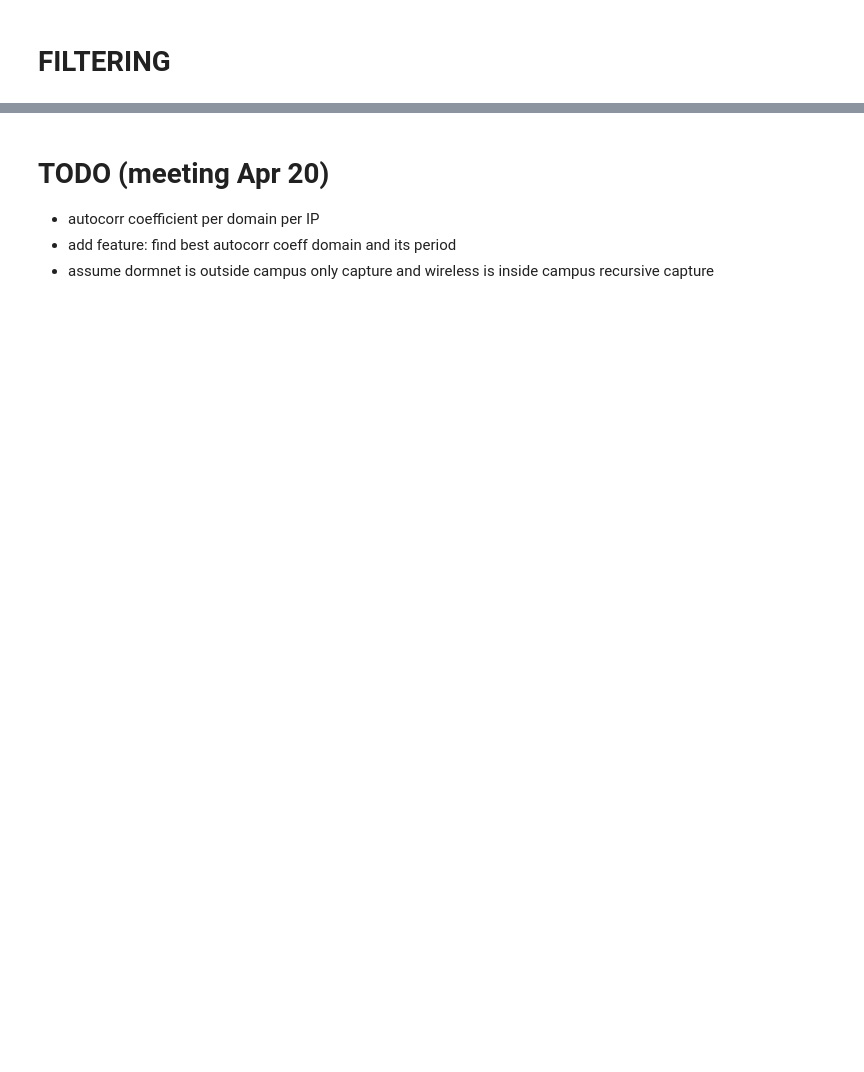
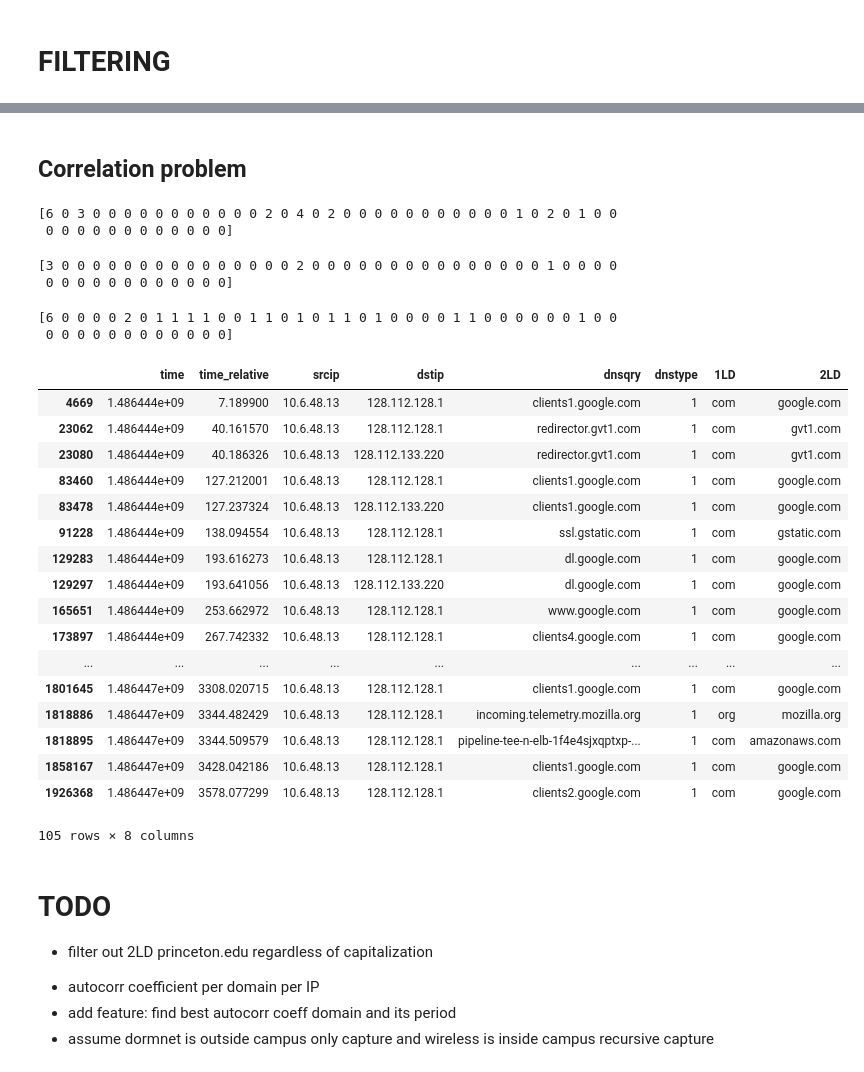
Before and after one commit to shahifaqeer/oit-dns, a Jupyter notebook: pcap-feature-extractor.ipynb, the cells around one changed output, grey strips where cells are left out. Cells and saved outputs as stored; diff of their text form; code cells hidden in the pictures; blank space fills up the shorter version.

Commit message:
autocorrelation problems

```diff
--- a/pcap-feature-extractor.ipynb
+++ b/pcap-feature-extractor.ipynb
@@ -305,5 +305,60 @@ df_filtered.set_index('srcip')
+# %% [markdown]
+## Correlation problem
+# %%
+# mixed periodic + random activity
+X = [0,0,0,0,0,0,0,0,0,1,0,1,0,0,0,0,0,0,0,0,0,0,0,0,0,1,0,1,0,0,0,0,0,0,0,0,0,0,0,0,0,1,0,1,0,0,0,0,0]
+# purely periodic
+Y = [0,0,0,0,0,0,0,0,0,1,0,0,0,0,0,0,0,0,0,0,0,0,0,0,0,1,0,0,0,0,0,0,0,0,0,0,0,0,0,0,0,1,0,0,0,0,0,0,0]
+# random activity
+Z = [0,0,0,0,0,0,0,1,0,0,0,0,0,0,0,1,0,0,0,0,1,0,0,0,0,1,0,0,0,0,0,0,0,0,1,0,0,0,0,0,0,1,0,0,0,0,0,0,0]
+
+c = np.correlate(X,X, mode='full')
+corr_arr = c[len(c)/2 :]
+
+print corr_arr
+# %% [output]
+[6 0 3 0 0 0 0 0 0 0 0 0 0 0 2 0 4 0 2 0 0 0 0 0 0 0 0 0 0 0 1 0 2 0 1 0 0
+ 0 0 0 0 0 0 0 0 0 0 0 0]
+# %%
+c = np.correlate(Y,Y, mode='full')
+corr_arr = c[len(c)/2 :]
+
+print corr_arr
+# %% [output]
+[3 0 0 0 0 0 0 0 0 0 0 0 0 0 0 0 2 0 0 0 0 0 0 0 0 0 0 0 0 0 0 0 1 0 0 0 0
+ 0 0 0 0 0 0 0 0 0 0 0 0]
+# %%
+c = np.correlate(Z,Z, mode='full')
+corr_arr = c[len(c)/2 :]
+
+print corr_arr
+# %% [output]
+[6 0 0 0 0 2 0 1 1 1 1 0 0 1 1 0 1 0 1 1 0 1 0 0 0 0 1 1 0 0 0 0 0 0 1 0 0
+ 0 0 0 0 0 0 0 0 0 0 0 0]
+# %%
+df_b[df_b['srcip']=='10.6.48.13']
+# %% [output]
+|  | time | time_relative | srcip | dstip | dnsqry | dnstype | 1LD | 2LD |
+| 4669 | 1.486444e+09 | 7.189900 | 10.6.48.13 | 128.112.128.1 | clients1.google.com | 1 | com | google.com |
+| 23062 | 1.486444e+09 | 40.161570 | 10.6.48.13 | 128.112.128.1 | redirector.gvt1.com | 1 | com | gvt1.com |
+| 23080 | 1.486444e+09 | 40.186326 | 10.6.48.13 | 128.112.133.220 | redirector.gvt1.com | 1 | com | gvt1.com |
+| 83460 | 1.486444e+09 | 127.212001 | 10.6.48.13 | 128.112.128.1 | clients1.google.com | 1 | com | google.com |
+| 83478 | 1.486444e+09 | 127.237324 | 10.6.48.13 | 128.112.133.220 | clients1.google.com | 1 | com | google.com |
+| 91228 | 1.486444e+09 | 138.094554 | 10.6.48.13 | 128.112.128.1 | ssl.gstatic.com | 1 | com | gstatic.com |
+| 129283 | 1.486444e+09 | 193.616273 | 10.6.48.13 | 128.112.128.1 | dl.google.com | 1 | com | google.com |
+| 129297 | 1.486444e+09 | 193.641056 | 10.6.48.13 | 128.112.133.220 | dl.google.com | 1 | com | google.com |
+| 165651 | 1.486444e+09 | 253.662972 | 10.6.48.13 | 128.112.128.1 | www.google.com | 1 | com | google.com |
+| 173897 | 1.486444e+09 | 267.742332 | 10.6.48.13 | 128.112.128.1 | clients4.google.com | 1 | com | google.com |
+| ... | ... | ... | ... | ... | ... | ... | ... | ... |
+| 1801645 | 1.486447e+09 | 3308.020715 | 10.6.48.13 | 128.112.128.1 | clients1.google.com | 1 | com | google.com |
+| 1818886 | 1.486447e+09 | 3344.482429 | 10.6.48.13 | 128.112.128.1 | incoming.telemetry.mozilla.org | 1 | org | mozilla.org |
+| 1818895 | 1.486447e+09 | 3344.509579 | 10.6.48.13 | 128.112.128.1 | pipeline-tee-n-elb-1f4e4sjxqptxp-... | 1 | com | amazonaws.com |
+| 1858167 | 1.486447e+09 | 3428.042186 | 10.6.48.13 | 128.112.128.1 | clients1.google.com | 1 | com | google.com |
+| 1926368 | 1.486447e+09 | 3578.077299 | 10.6.48.13 | 128.112.128.1 | clients2.google.com | 1 | com | google.com |
+105 rows × 8 columns
 # %% [markdown]
-# TODO (meeting Apr 20)
+# TODO
++ filter out 2LD princeton.edu regardless of capitalization
 - autocorr coefficient per domain per IP
 - add feature: find best autocorr coeff domain and its period
 - assume dormnet is outside campus only capture and wireless is inside campus recursive capture
```
Also changed, not shown: parts of 4 cells of this notebook.
